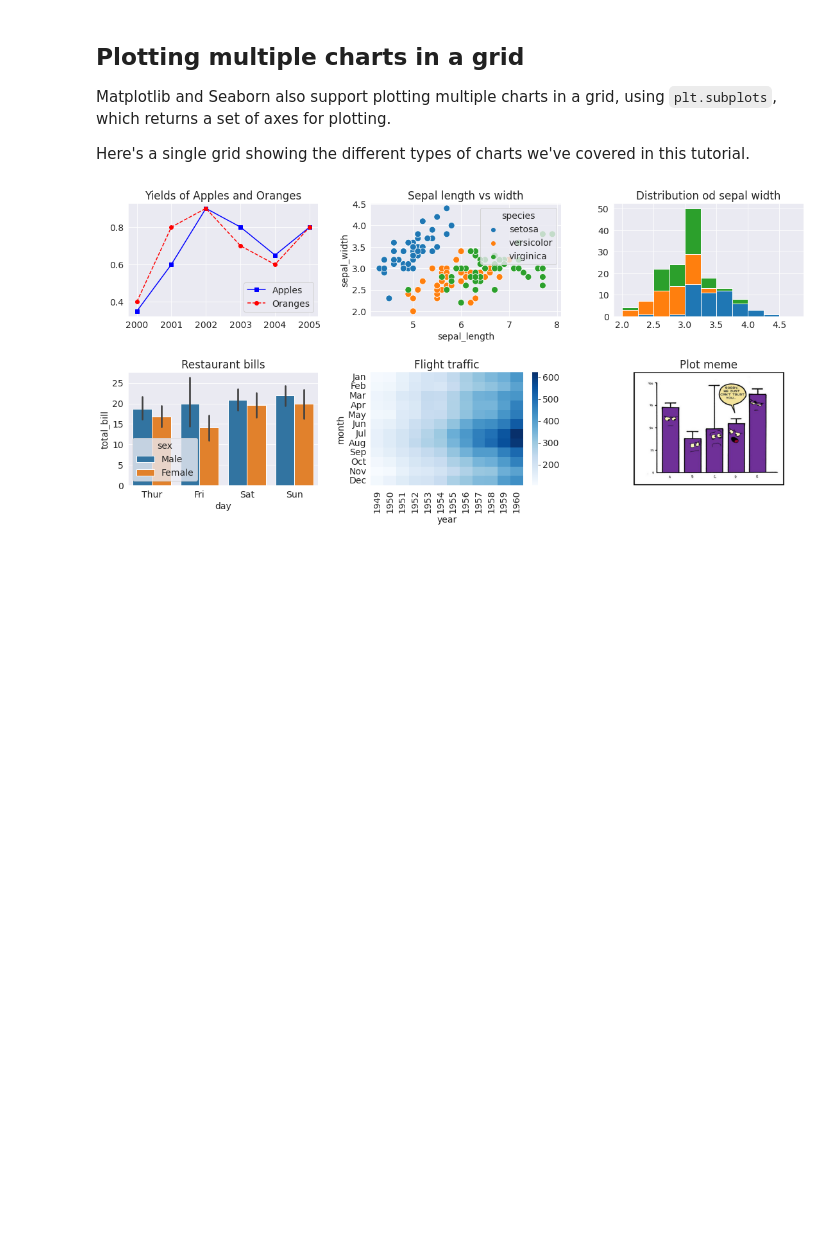
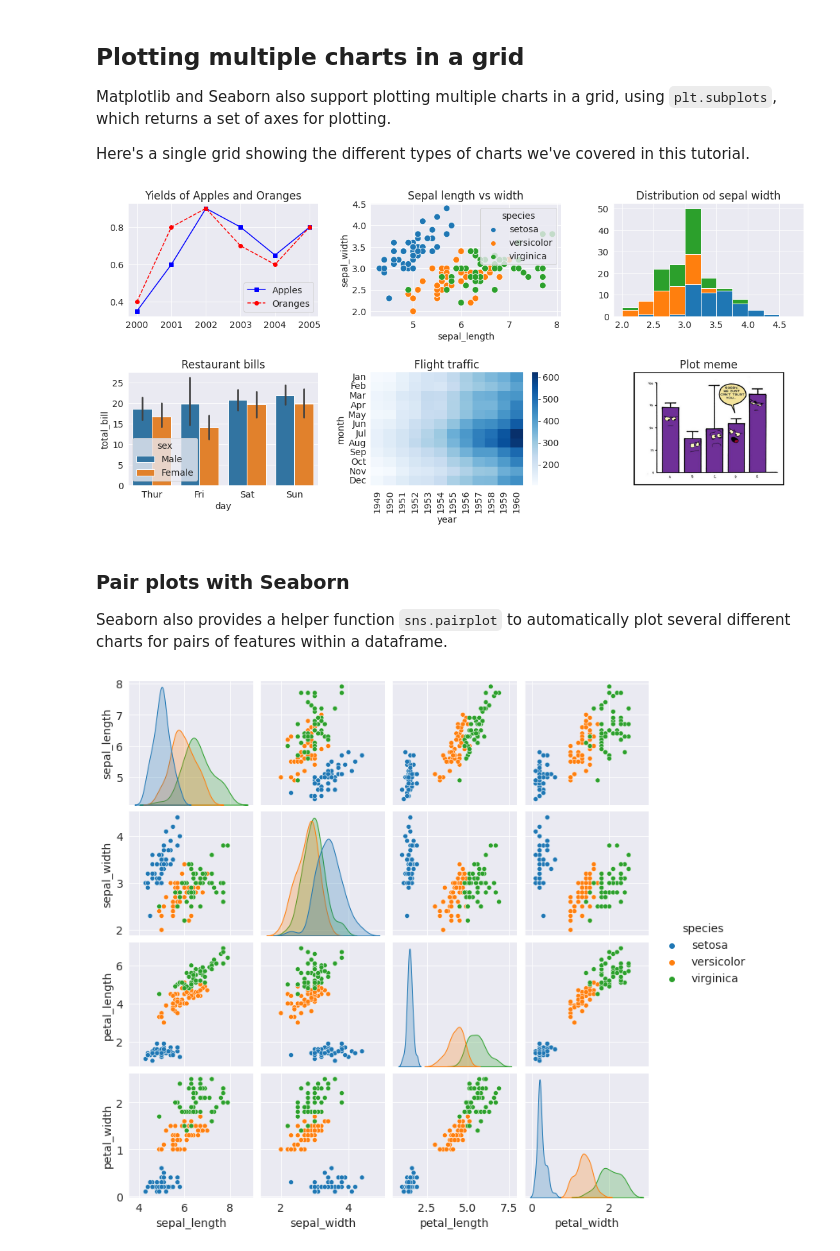
Before and after one commit to simaco11/Matplotlib-and-Seaborn-Tutorial, a Jupyter notebook: tutorial.ipynb, the cells around one changed output. Saved outputs shown, nothing was run; the diff lists cells and outputs as text; code cells hidden in the pictures; blank space fills up the shorter version.

```diff
--- a/tutorial.ipynb
+++ b/tutorial.ipynb
@@ -585,3 +584,11 @@ embedded-picture
 plt.tight_layout(pad=2)
 # %% [output]
 [figure]
+# %% [markdown]
+### Pair plots with Seaborn
+
+Seaborn also provides a helper function `sns.pairplot` to automatically plot several different charts for pairs of features within a dataframe.
+# %%
+sns.pairplot(flowers_df, hue = 'species');
+# %% [output]
+[figure, added]
```
Also changed, not shown: parts of 3 cells of this notebook.
